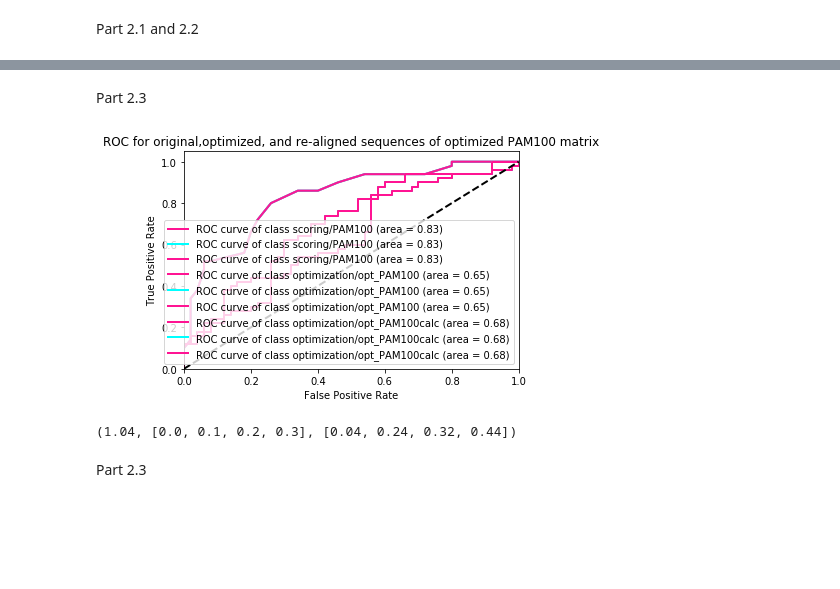
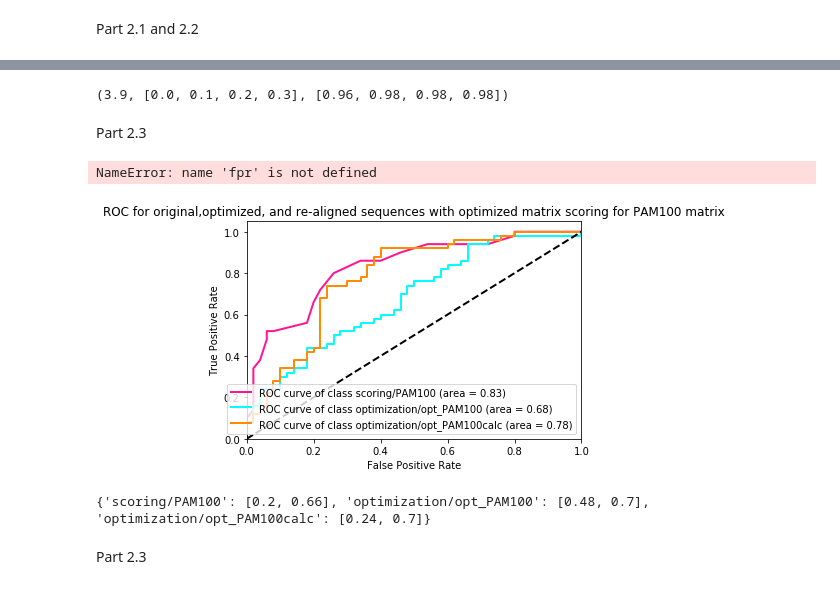
Before and after one commit to emccarthy23/BMI203_HW3, a Jupyter notebook: HW_3_in_progress.ipynb, the cells around one changed output, grey strips where cells are left out. Cells and saved outputs as stored; diff of their text form; code cells hidden in the pictures; blank space fills up the shorter version.

```diff
--- a/HW_3_in_progress.ipynb
+++ b/HW_3_in_progress.ipynb
@@ -1315,3 +1027,8 @@ df_pos_seq.to_csv('tests/pos_seq.csv')
+# %%
+test = read_scoring_matrix('optimization/opt_PAM100')
+print(score_performance_all(pos_seq,neg_seq,test,5,3))
+# %% [output]
+(3.9, [0.0, 0.1, 0.2, 0.3], [0.96, 0.98, 0.98, 0.98])
 # %% [markdown]
 Part 2.3
 # %%
@@ -1334,8 +1051,8 @@ scoring_results[path] = overall_scores
 #Optimized
 path = 'optimization/opt_PAM100'
 scoring_matrix = read_scoring_matrix(path)
-pos_scores = [score_alignment(x[0], x[0], scoring_matrix, 5, 3) for x in pos_seq]
-neg_scores = [score_alignment(x[0], x[0], scoring_matrix, 5, 3) for x in neg_seq]
+pos_scores = [score_alignment(x[0], x[1], scoring_matrix, 5, 3) for x in pos_seq]
+neg_scores = [score_alignment(x[0], x[1], scoring_matrix, 5, 3) for x in neg_seq]
 threshold = sorted(pos_scores)[14]
 false_pos = np.sum(np.array(neg_scores) > threshold)/len(neg_scores)
 true_pos = np.sum(np.array(pos_scores) > threshold)/len(pos_scores)
@@ -1357,9 +1074,9 @@ overall_scores = pos_scores + neg_scores
 scoring_results[path + 'calc'] = overall_scores
 
 y_true = [1]*len(pos_pairs) + [0]*len(neg_pairs)
-fpr_adj = dict()
-tpr_adj = dict()
-roc_auc_adj = dict()
+fpr = dict()
+tpr = dict()
+roc_auc = dict()
 
 for path in list(scoring_results.keys()):
     fpr[path], tpr[path], _ = roc_curve(y_true, scoring_results[path])
@@ -1382,10 +1099,36 @@ plt.title('ROC for original,optimized, and re-aligned sequences with optimized m
 plt.legend(loc="lower right")
 plt.show()
 # %% [output]
-[figure, removed]
+NameError: name 'fpr' is not defined
-# %%
-path = 'optimization/opt_PAM100'
-scoring_matrix = read_scoring_matrix(path)
-score_performance(pos_seq,neg_seq,scoring_matrix, 5,3)
-# %% [output]
-(1.04, [0.0, 0.1, 0.2, 0.3], [0.04, 0.24, 0.32, 0.44])
+# %%
+y_true = [1]*len(pos_pairs) + [0]*len(neg_pairs)
+fpr = dict()
+tpr = dict()
+roc_auc = dict()
+
+for path in list(scoring_results.keys()):
+    fpr[path], tpr[path], _ = roc_curve(y_true, scoring_results[path])
+    roc_auc[path] = auc(fpr[path], tpr[path])
+
+colors = ['deeppink','aqua', 'darkorange']
+i = 0
+for path in list(scoring_results.keys()):
+    plt.plot(fpr[path], tpr[path], color=colors[i], lw=2,
+                 label='ROC curve of class {0} (area = {1:0.2f})'
+                 ''.format(path, roc_auc[path]))
+    i = i+1
+
+plt.plot([0, 1], [0, 1], 'k--', lw=2)
+plt.xlim([0.0, 1.0])
+plt.ylim([0.0, 1.05])
+plt.xlabel('False Positive Rate')
+plt.ylabel('True Positive Rate')
+plt.title('ROC for original,optimized, and re-aligned sequences with optimized matrix scoring for PAM100 matrix')
+plt.legend(loc="lower right")
+plt.show()
+# %% [output]
+[figure, added]
+# %%
+print(fp_result_scoring)
+# %% [output]
+{'scoring/PAM100': [0.2, 0.66], 'optimization/opt_PAM100': [0.48, 0.7], 'optimization/opt_PAM100calc': [0.24, 0.7]}
```
Also changed, not shown: parts of 71 cells of this notebook, 4 other files.
